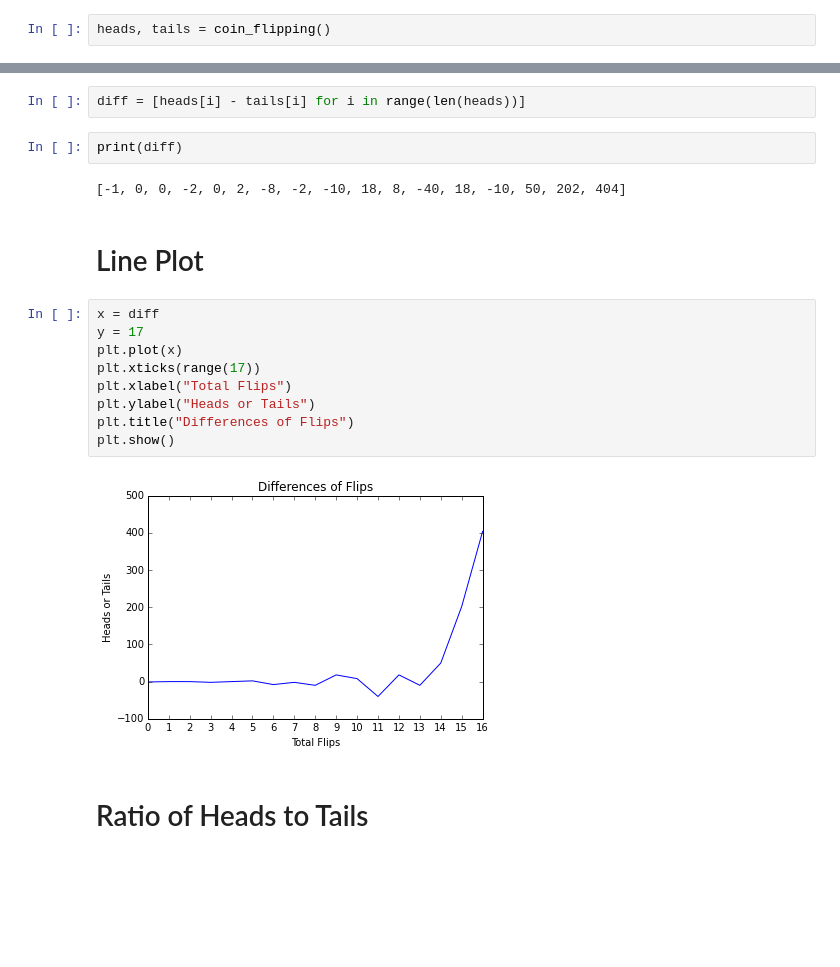
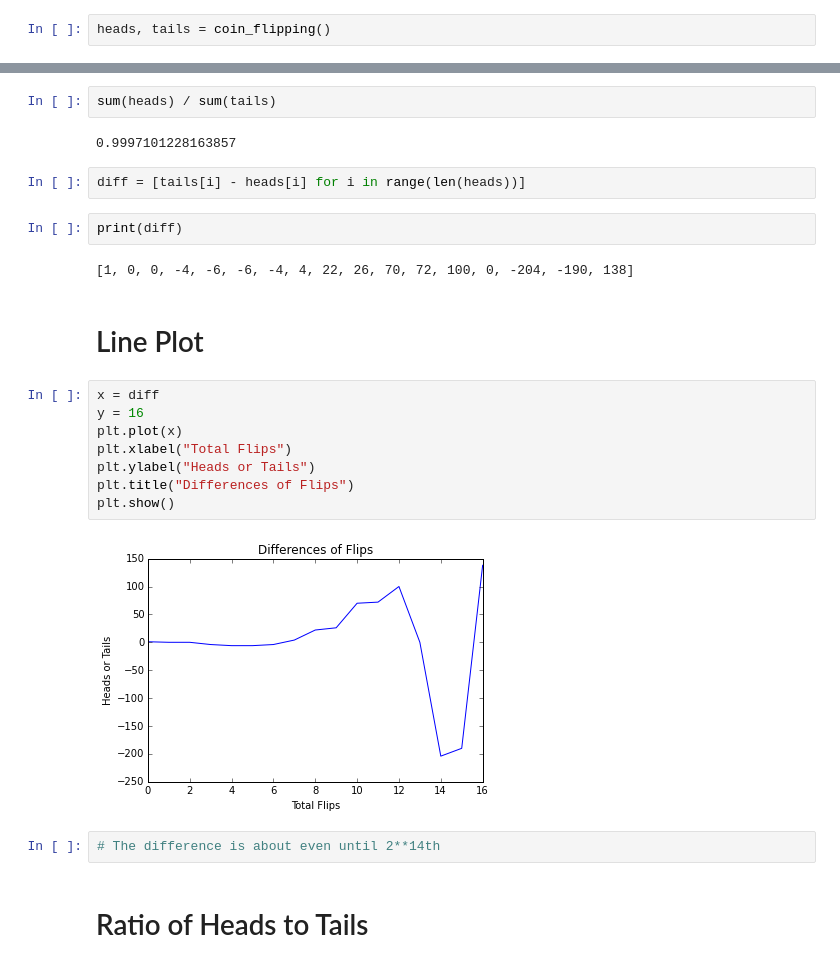
Before and after one commit to Apentz49/charting-coin-flips, a Jupyter notebook: Charting Coin Flips.ipynb, the cells around one changed output, grey strips where cells are left out. Saved outputs shown, nothing was run; the diff lists cells and outputs as text; blank space fills up the shorter version.

```diff
--- a/Charting Coin Flips.ipynb
+++ b/Charting Coin Flips.ipynb
@@ -38,22 +39,27 @@ print(heads, tails)
+# %%
+sum(heads) / sum(tails)
+# %% [output]
+0.9997101228163857
 # %%
-diff = [heads[i] - tails[i] for i in range(len(heads))]
+diff = [tails[i] - heads[i] for i in range(len(heads))]
 # %%
 print(diff)
 # %% [output]
-[-1, 0, 0, -2, 0, 2, -8, -2, -10, 18, 8, -40, 18, -10, 50, 202, 404]
+[1, 0, 0, -4, -6, -6, -4, 4, 22, 26, 70, 72, 100, 0, -204, -190, 138]
 # %% [markdown]
 # Line Plot
 # %%
 x = diff
-y = 17
+y = 16
 plt.plot(x)
-plt.xticks(range(17))
 plt.xlabel("Total Flips")
 plt.ylabel("Heads or Tails")
 plt.title("Differences of Flips")
 plt.show()
 # %% [output]
-[figure, old version]
+[figure, new version]
+# %%
+# The difference is about even until 2**14th
 # %% [markdown]
 # Ratio of Heads to Tails
 # %%
```
Also changed, not shown: parts of 20 cells of this notebook.
